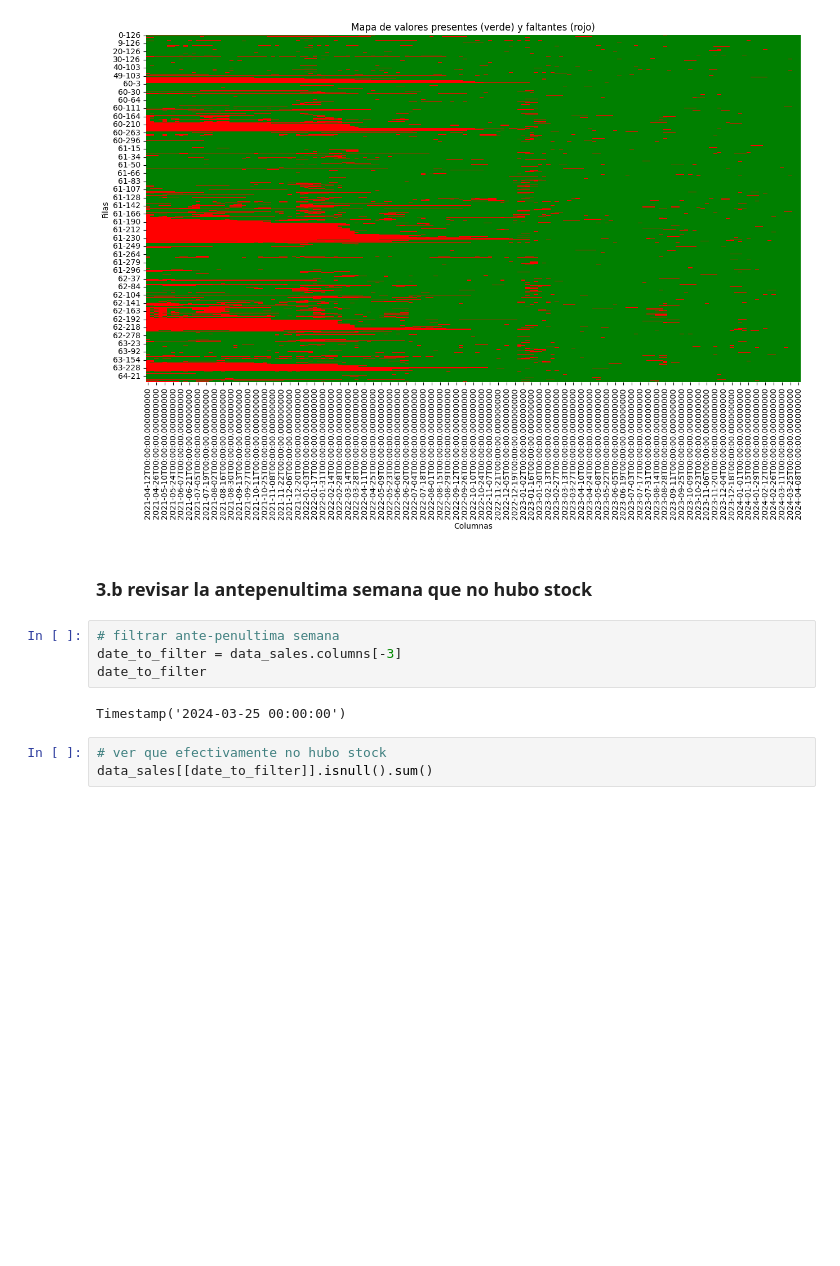
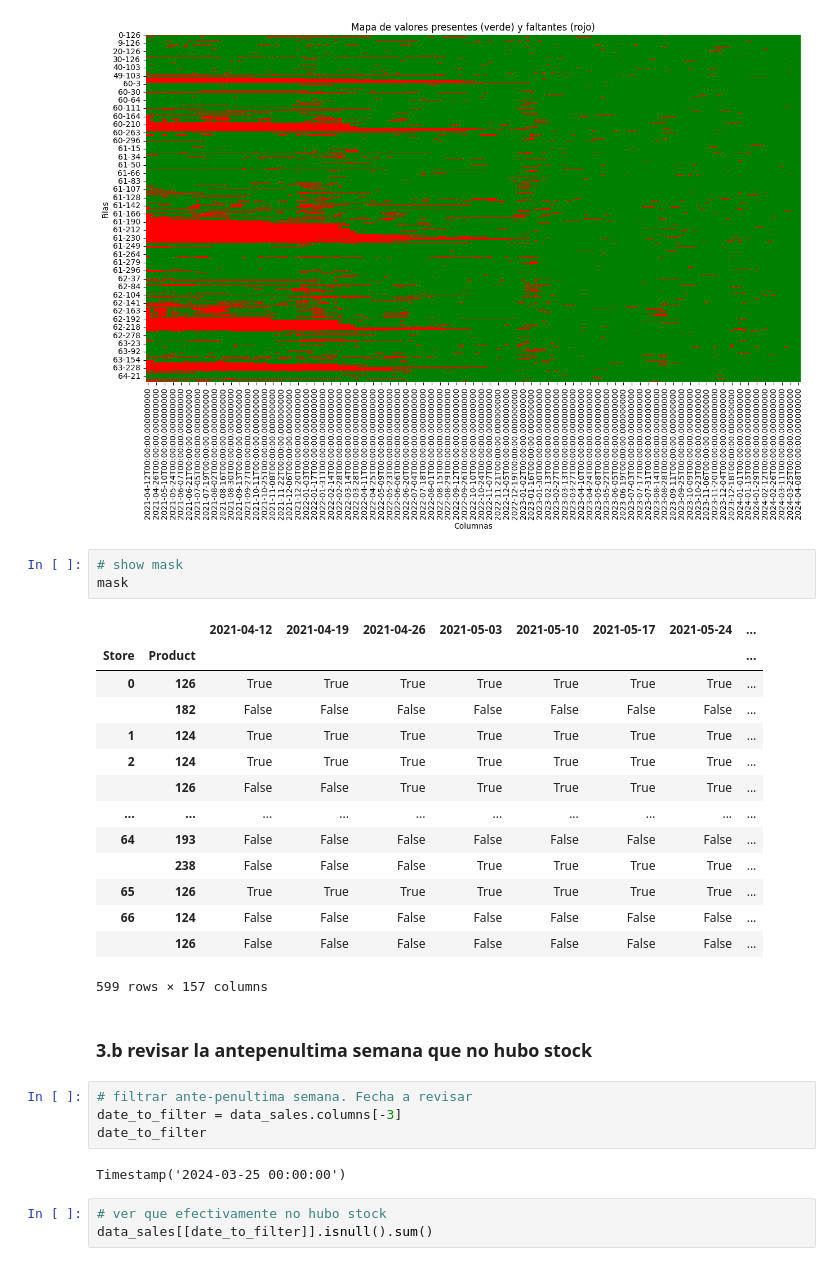
Before and after one commit to joseortegalabra/vn2_challenge, a Jupyter notebook: notebooks/2_discovery.ipynb, the cells around one changed output. Saved outputs shown, nothing was run; the diff lists cells and outputs as text; blank space fills up the shorter version.

```diff
--- a/notebooks/2_discovery.ipynb
+++ b/notebooks/2_discovery.ipynb
@@ -140,10 +140,28 @@ plt.ylabel("Filas")
 plt.show()
 # %% [output]
 [figure]
+# %%
+# show mask
+mask
+# %% [output]
+|  |  | 2021-04-12 | 2021-04-19 | 2021-04-26 | 2021-05-03 | 2021-05-10 | 2021-05-17 | 2021-05-24 | ... |
+| Store | Product |  |  |  |  |  |  |  | ... |
+| 0 | 126 | True | True | True | True | True | True | True | ... |
+|  | 182 | False | False | False | False | False | False | False | ... |
+| 1 | 124 | True | True | True | True | True | True | True | ... |
+| 2 | 124 | True | True | True | True | True | True | True | ... |
+|  | 126 | False | False | True | True | True | True | True | ... |
+| ... | ... | ... | ... | ... | ... | ... | ... | ... | ... |
+| 64 | 193 | False | False | False | False | False | False | False | ... |
+|  | 238 | False | False | False | True | True | True | True | ... |
+| 65 | 126 | True | True | True | True | True | True | True | ... |
+| 66 | 124 | False | False | False | False | False | False | False | ... |
+|  | 126 | False | False | False | False | False | False | False | ... |
+599 rows × 157 columns
 # %% [markdown]
 ### 3.b revisar la antepenultima semana que no hubo stock
 # %%
-# filtrar ante-penultima semana
+# filtrar ante-penultima semana. Fecha a revisar
 date_to_filter = data_sales.columns[-3]
 date_to_filter
 # %% [output]
```
Also changed, not shown: parts of 9 cells of this notebook, 11 other files.
